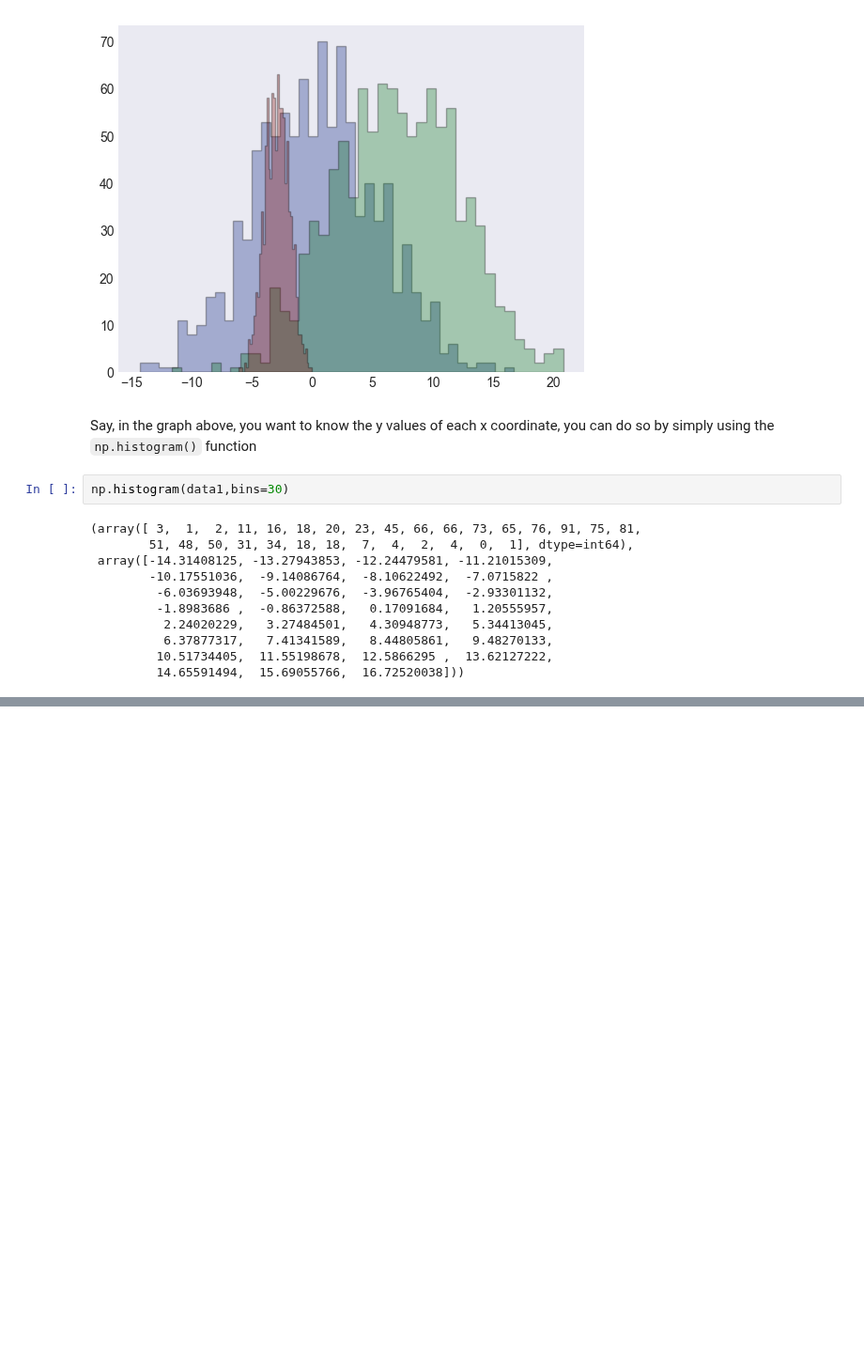
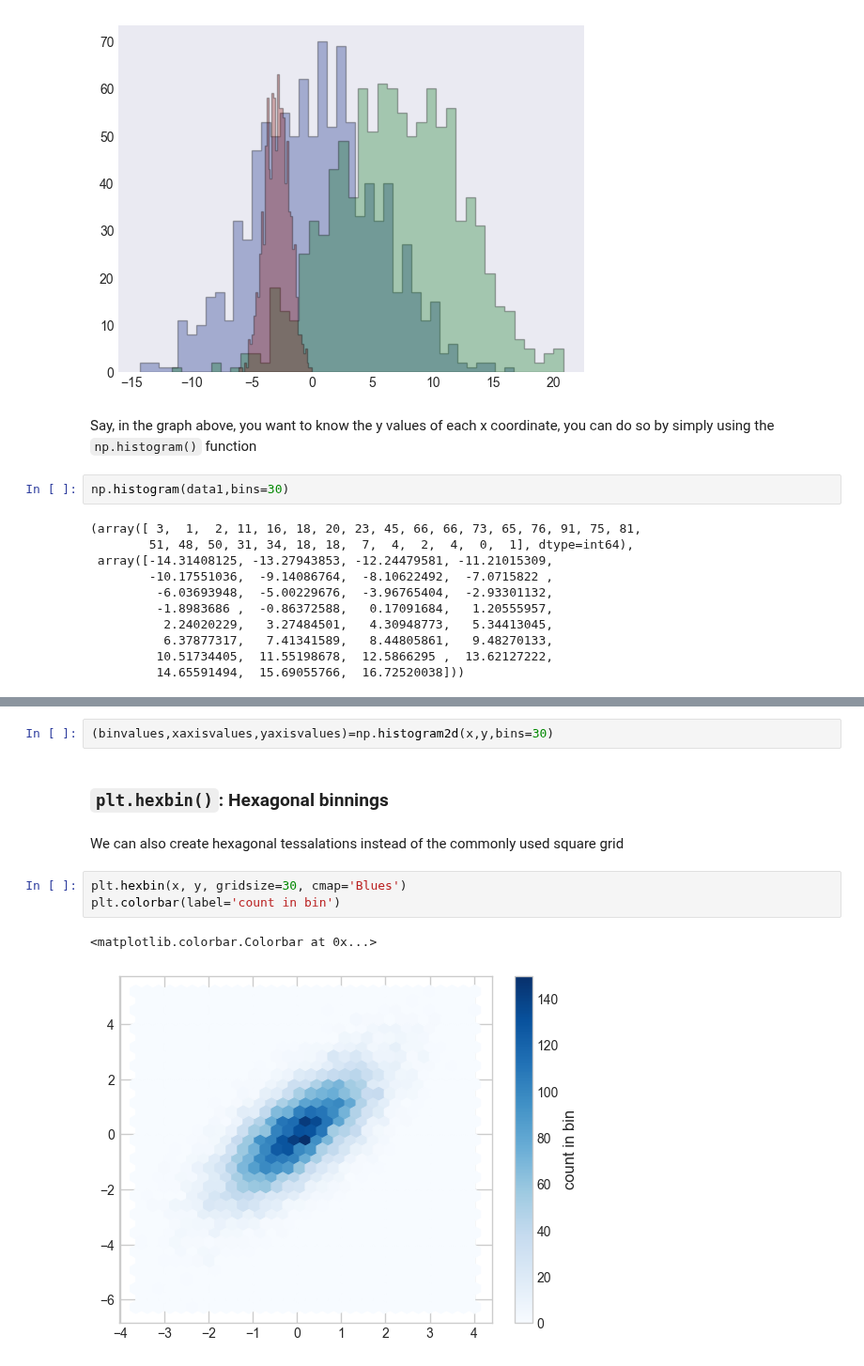
Before and after one commit to denis-james/Self-Learning, a Jupyter notebook: Matplotlib/5. Histograms, Binnings and Density.ipynb, the cells around one changed output, grey strips where cells are left out. Shown at 94% size. Cells and saved outputs as stored; diff of their text form; blank space fills up the shorter version.

```diff
--- a/Matplotlib/5. Histograms, Binnings and Density.ipynb
+++ b/Matplotlib/5. Histograms, Binnings and Density.ipynb
@@ -104,0 +115,12 @@ np.histogram(data1,bins=30)
+# %%
+(binvalues,xaxisvalues,yaxisvalues)=np.histogram2d(x,y,bins=30)
+# %% [markdown]
+### `plt.hexbin()`: Hexagonal binnings
+# %% [markdown]
+We can also create hexagonal tessalations instead of the commonly used square grid
+# %%
+plt.hexbin(x, y, gridsize=30, cmap='Blues')
+plt.colorbar(label='count in bin')
+# %% [output]
+<matplotlib.colorbar.Colorbar at 0x...>
+[figure, added]
```
Also changed, not shown: parts of 9 cells of this notebook.
